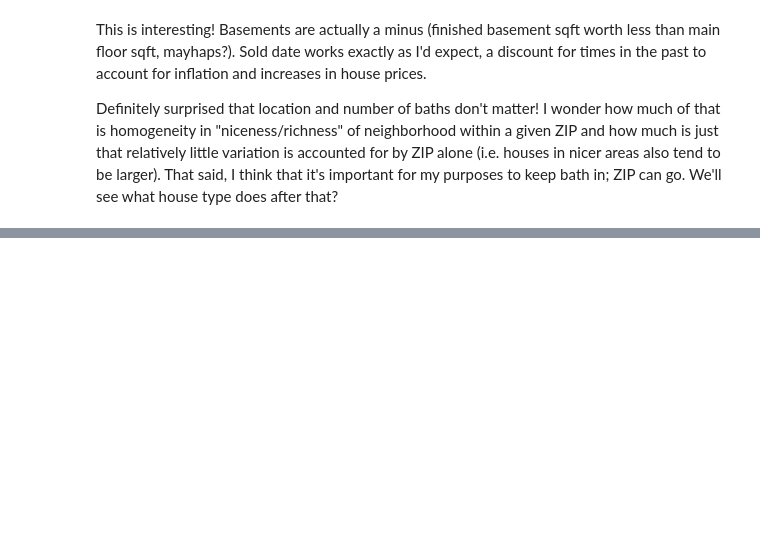
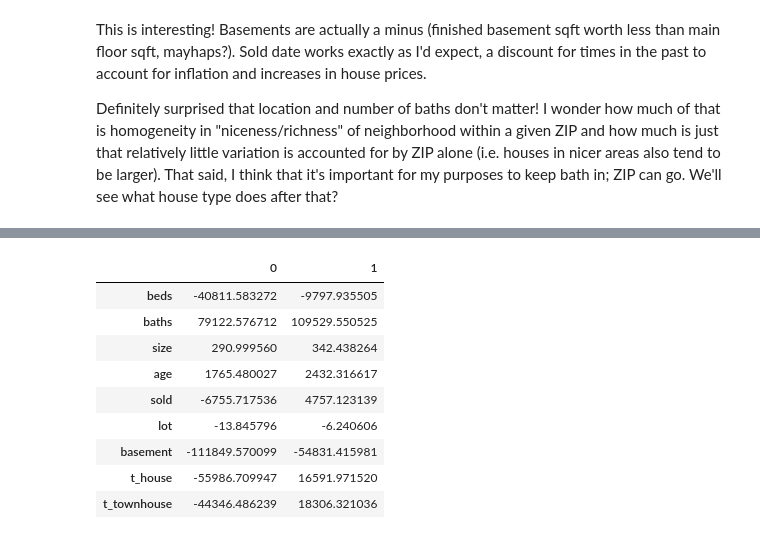
Before and after one commit to celloyd/metis-project2-house-price-prediction, a Jupyter notebook: Modeling_Redfin.ipynb, the cells around one changed output, grey strips where cells are left out. Saved outputs shown, nothing was run; the diff lists cells and outputs as text; code cells hidden in the pictures; blank space fills up the shorter version.

```diff
--- a/Modeling_Redfin.ipynb
+++ b/Modeling_Redfin.ipynb
@@ -666,0 +665,13 @@ strong multicollinearity or other numerical problems.
+# %%
+fit.conf_int()
+# %% [output]
+|  | 0 | 1 |
+| beds | -40811.583272 | -9797.935505 |
+| baths | 79122.576712 | 109529.550525 |
+| size | 290.999560 | 342.438264 |
+| age | 1765.480027 | 2432.316617 |
+| sold | -6755.717536 | 4757.123139 |
+| lot | -13.845796 | -6.240606 |
+| basement | -111849.570099 | -54831.415981 |
+| t_house | -55986.709947 | 16591.971520 |
+| t_townhouse | -44346.486239 | 18306.321036 |
```
Also changed, not shown: parts of 8 cells of this notebook, 2 other files.
